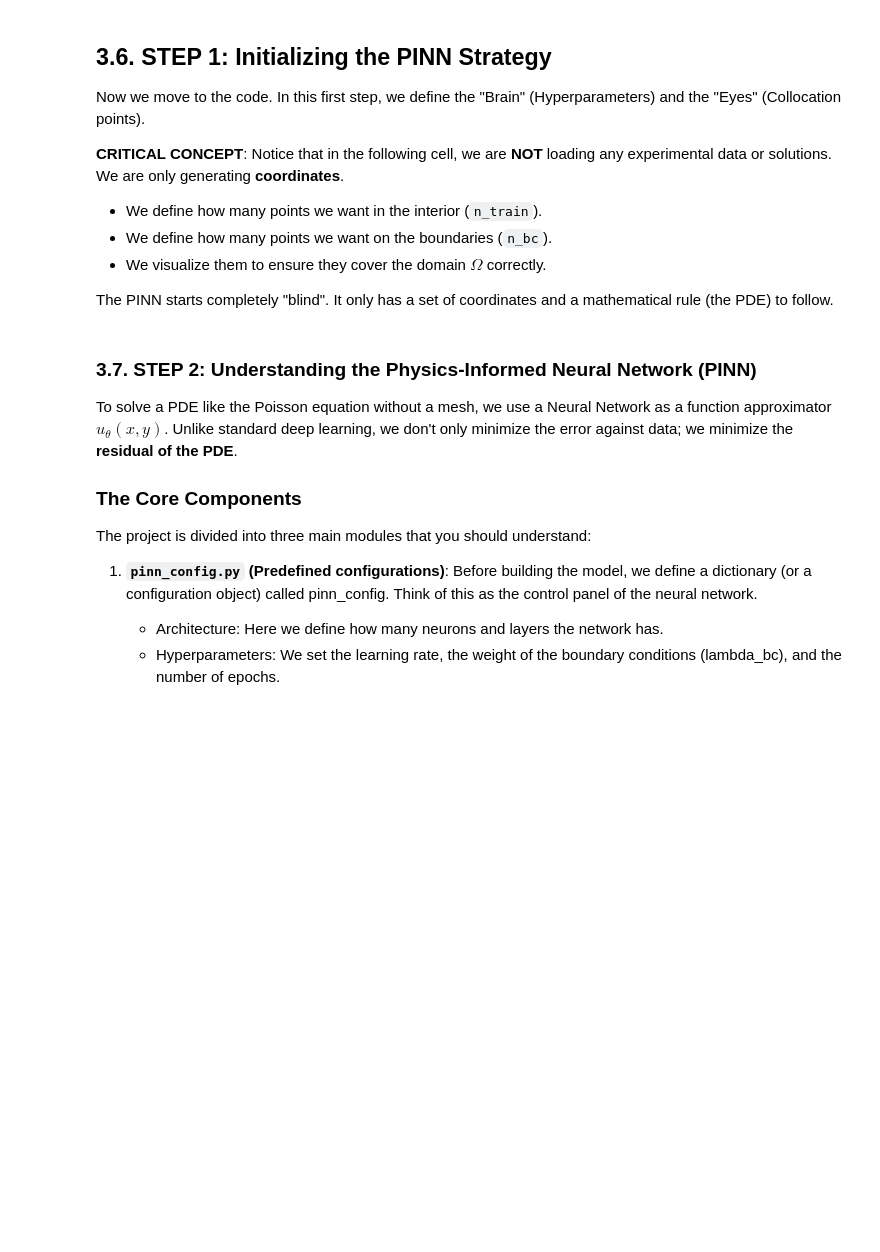
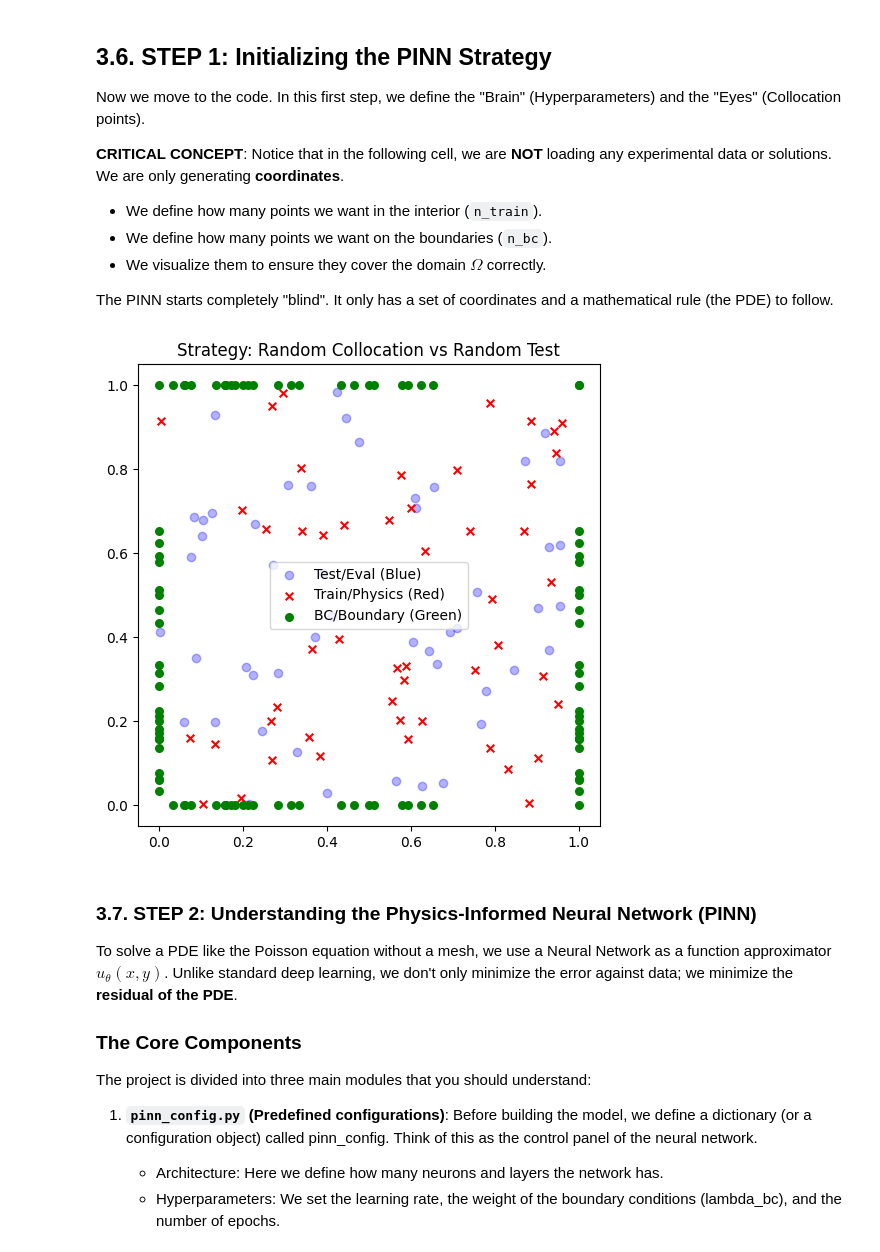
Before and after one commit to Purdeitx/PinnGnn, a Jupyter notebook: GraphPinns.ipynb, the cells around one changed output. Saved outputs shown, nothing was run; the diff lists cells and outputs as text; code cells hidden in the pictures; blank space fills up the shorter version.

```diff
--- a/GraphPinns.ipynb
+++ b/GraphPinns.ipynb
@@ -308,63 +391,79 @@ The PINN starts completely "blind". It only has a set of coordinates and a mathe
 # STEP 1: DATA GENERATION & STRATEGY
 # ============================================================
 import torch
 import numpy as np
 import matplotlib.pyplot as plt
 from PINN.pinn_module import PinnDataset, ValDataset
+from config.pinn_config import PINN_CONFIG
+from utils.geometry import *
+from utils.train_utils import *
+from utils.pinn_utils import *
 
-# --- Manual Control Dashboard ---
-use_fem_for_train = False
-use_fem_for_test  = False
-n_train, n_test, n_bc = 100, 100, 100
-lambda_bc = 10.0
-# --- Learning config ---
-hidden_dim = 50
-n_layers = 4
-lr = 1e-3
-max_epochs = 500
-batch_size = 25
-# --- Physics config ---
-source_type = 'sine'  # 'const' or 'sine'
-my_physics = PoissonPhysics(source_type=source_type)
+PINN_CONFIG.update({
+    'geometry_type': 'square',
+    'n_train': 50,
+    'n_test': 50,
+    'n_bc': 100,
+    'lambda_bc': 200.0,
+    'hidden': 20,
+    'num_layers': 2,
+    'lr': 1e-3,
+    'epochs': 100, # con 5000 va bastante bien
+    'batch': 50,
+    'source_type': 'sine',
+    'source_value': 1.0,
+    'use_fem_for_train': False,
+    'use_fem_for_test': False,
+    'layer_norm': False,
+})
 
-# 1. Collocation points (Interior)
-if use_fem_for_train:
-    train_pts = torch.tensor(prob['doflocs'], dtype=torch.float32)
+# my_physics = PoissonPhysics(source_type=source_type)
+my_physics = PoissonGeneral(source_type=PINN_CONFIG['source_type'])
+
+# Initialize geometry and sampler
+geom = geometry_factory(PINN_CONFIG['geometry_type'], x_range=[0, 1], y_range=[0, 1])
+sampler = PINNSampler(geom, device=device)
+
+# Define Collocation points (Interior)
+if PINN_CONFIG['use_fem_for_train']:
+    # train_pts = torch.tensor(prob['doflocs'], dtype=torch.float32)
+    train_pts = torch.tensor(prob['doflocs'], dtype=torch.float32, device=device)
     train_label = "FEM Nodes"
 else:
-    train_pts = geom.sample_interior(n_train)
+    train_pts = sampler.sample_interior(PINN_CONFIG['n_train'])
     train_label = "Random Collocation"
 
-# 2. Boundary points (BCs) - 2D Logics
-bc_coords = geom.sample_boundary(n_bc)
-side_mask = torch.randint(0, 4, (n_bc,))
-bc_coords[side_mask==0, 0] = 0.0; bc_coords[side_mask==1, 0] = 1.0
-bc_coords[side_mask==2, 1] = 0.0; bc_coords[side_mask==3, 1] = 1.0
+# Define Boundary points (BCs) - 2D Logics
+bc_coords = sampler.sample_boundary(PINN_CONFIG['n_bc'])
 
-# 3. Test/Validation points
-if use_fem_for_test:
-    test_pts = torch.tensor(prob['doflocs'], dtype=torch.float32)
-    test_val = torch.tensor(prob['u'], dtype=torch.float32).view(-1, 1)
+# Define Test/Validation points
+if PINN_CONFIG['use_fem_for_test']:
+    # if use fem points: compare vwith exact solution
+    test_pts = torch.tensor(prob['doflocs'], dtype=torch.float32, device=device)
+    test_val = torch.tensor(prob['u'], dtype=torch.float32, device=device).view(-1, 1)
     test_label = "FEM Mesh"
 else:
-    test_pts = geom.sample_interior(n_test)
+    # if use rnd points: evaluate residual
+    test_pts = sampler.sample_interior(PINN_CONFIG['n_test'])
     test_val = None             # Random points
     test_label = "Random Test"
 
-# 4. DataLoaders en PinnModule
+# DataLoaders en PinnModule
 train_ds = PinnDataset(geometry=geom, pde_pts=train_pts, bc_pts=bc_coords)
-train_loader = DataLoader(train_ds, batch_size=batch_size, shuffle=True, num_workers=0)
+train_loader = DataLoader(train_ds, batch_size=PINN_CONFIG['batch'], shuffle=True, num_workers=0)
 
 val_ds = ValDataset(geometry=geom, pts=test_pts, vals=test_val)
 val_loader = DataLoader(val_ds, batch_size=len(test_pts))
 
 # --- Visualización Adaptativa ---
 plot_pinn_strategy(
     train_pts.detach().cpu().numpy(),
     bc_coords.detach().cpu().numpy(),
     test_pts.detach().cpu().numpy(),
     title=f"Strategy: {train_label} vs {test_label}"
 )
+# %% [output]
+[figure, added]
 # %% [markdown]
 ### 3.7. STEP 2: Understanding the Physics-Informed Neural Network (PINN)
 
```
Also changed, not shown: parts of 16 cells of this notebook, 17 other files.
